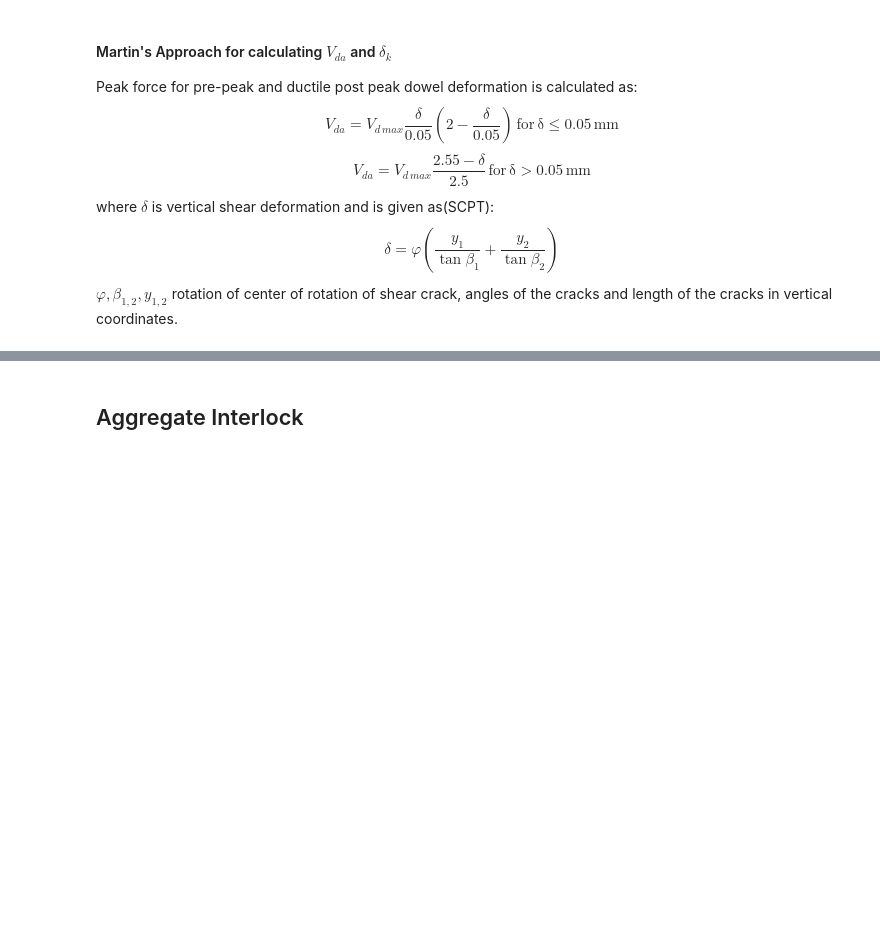
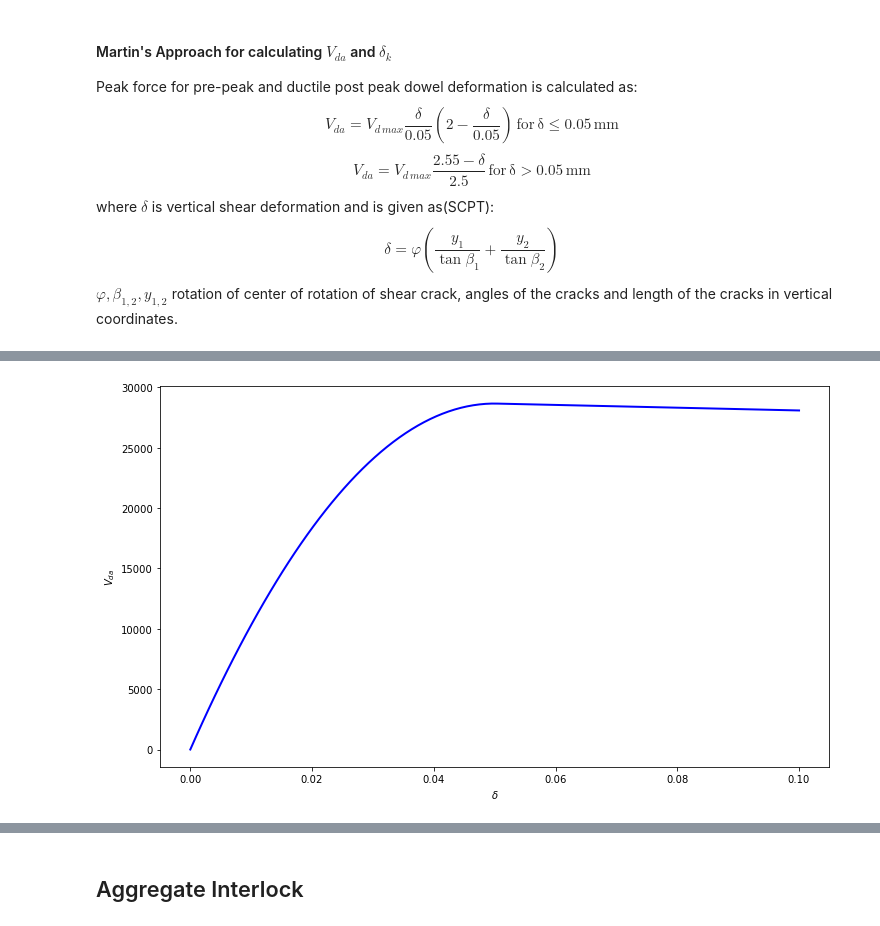
Before and after one commit to bmcs-group/bmcs_shear_zone, a Jupyter notebook: notebooks/matmod/reference_calibration_huber_paper.ipynb, the cells around one changed output, grey strips where cells are left out. Drawn from its saved outputs; the diff is of its cells as text; code cells hidden in the pictures; blank space fills up the shorter version.

```diff
--- a/notebooks/matmod/reference_calibration_huber_paper.ipynb
+++ b/notebooks/matmod/reference_calibration_huber_paper.ipynb
@@ -162,6 +193,8 @@ get_V_da
 # %%
 _, (ax1) = plt.subplots(1, 1, figsize=(12,7))
-delta_ = np.linspace(0.001, 1, 100)
+delta_ = np.linspace(0.0, 0.1, 100)
 V_da_val = get_V_da(delta_)
 ax1.plot(delta_, V_da_val, color='blue', lw=2);
 ax1.set_xlabel(r'$\delta$'); ax1.set_ylabel(r'$V_{da}$');
+# %% [output]
+[figure, added]
```
Also changed, not shown: parts of 17 cells of this notebook, 11 other files.
